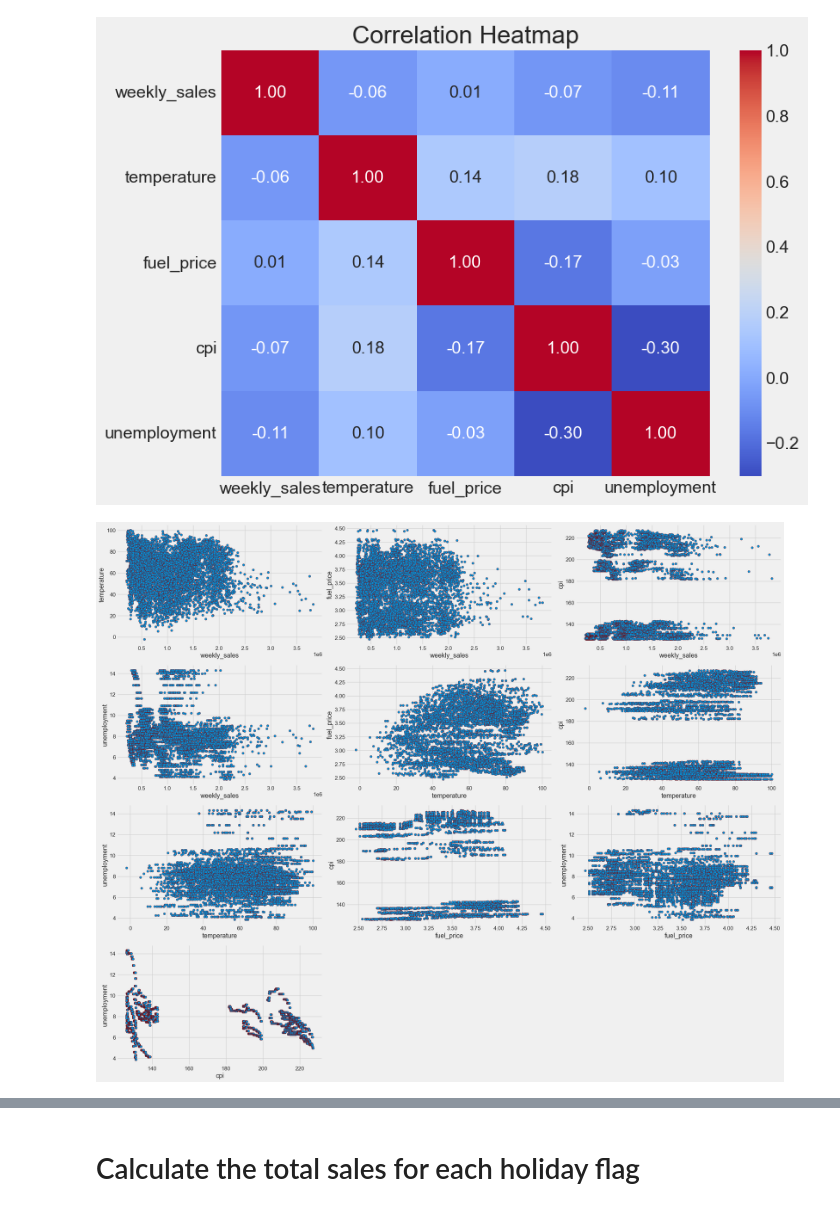
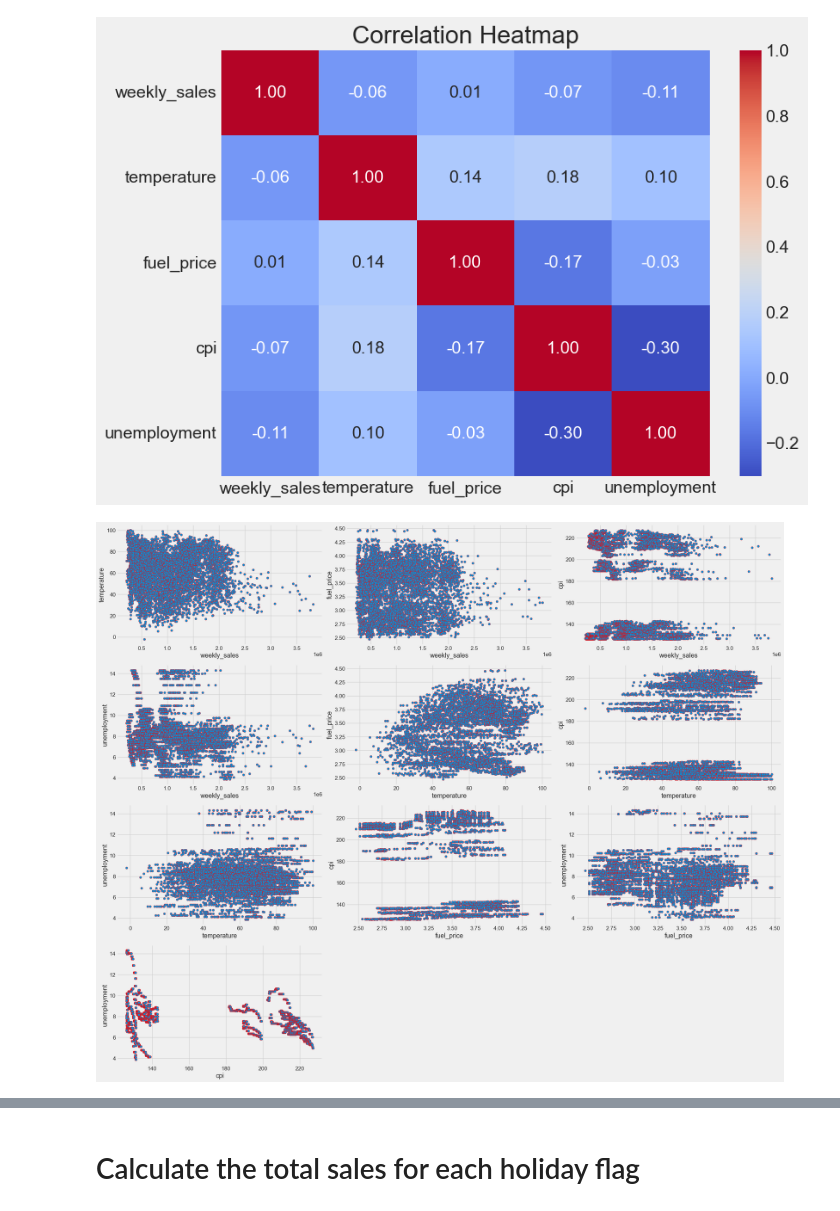
Before and after one commit to NIKHIL0653/AI_ML_DS, a Jupyter notebook: Data Analysis/Walmart/walmart-sales-analysis.ipynb, the cells around one changed output, grey strips where cells are left out. Cells and saved outputs as stored; diff of their text form; code cells hidden in the pictures.

```diff
--- a/Data Analysis/Walmart/walmart-sales-analysis.ipynb
+++ b/Data Analysis/Walmart/walmart-sales-analysis.ipynb
@@ -203,7 +203,7 @@ for i, col in enumerate(data1):
     plt.subplot(3, 3, i+1)
 
     # Plot histogram for the current column
-    sns.histplot(data=data1, x=col, kde=True, color = 'blue')
+    sns.histplot(data=data1, x=col, kde=True, color = 'green')
 
 plt.tight_layout()
 plt.show()
@@ -244,28 +244,28 @@ plt.show()
 # %%
 # Identify numerical features, excluding 'store'
 columns = data1.columns
 
 # Number of numerical features
 num_columns = len(columns)
 
 # Initialize subplot index
 plot_index = 1
 
 # Set up the plotting grid
 plt.figure(figsize=(25, 35))
 
 # Create scatter plots for each pair of numerical features
 for i, columns_x in enumerate(columns):
     for j in range(i + 1, num_columns):
         plt.subplot(7, 3, plot_index)
-        sns.scatterplot(data=data1, x=columns_x, y=columns[j], edgecolor='maroon')
+        sns.scatterplot(data=data1, x=columns_x, y=columns[j], edgecolor='red')
         plot_index += 1
 
 # Display all the scatter plots
 plt.tight_layout()
 plt.show()
 # %% [output]
-[figure, old version]
+[figure, new version]
 # %%
 # Creating other columns related to date, that will be useful in analysis.
 
```
Also changed, not shown: parts of 4 cells of this notebook, 1 other file.
